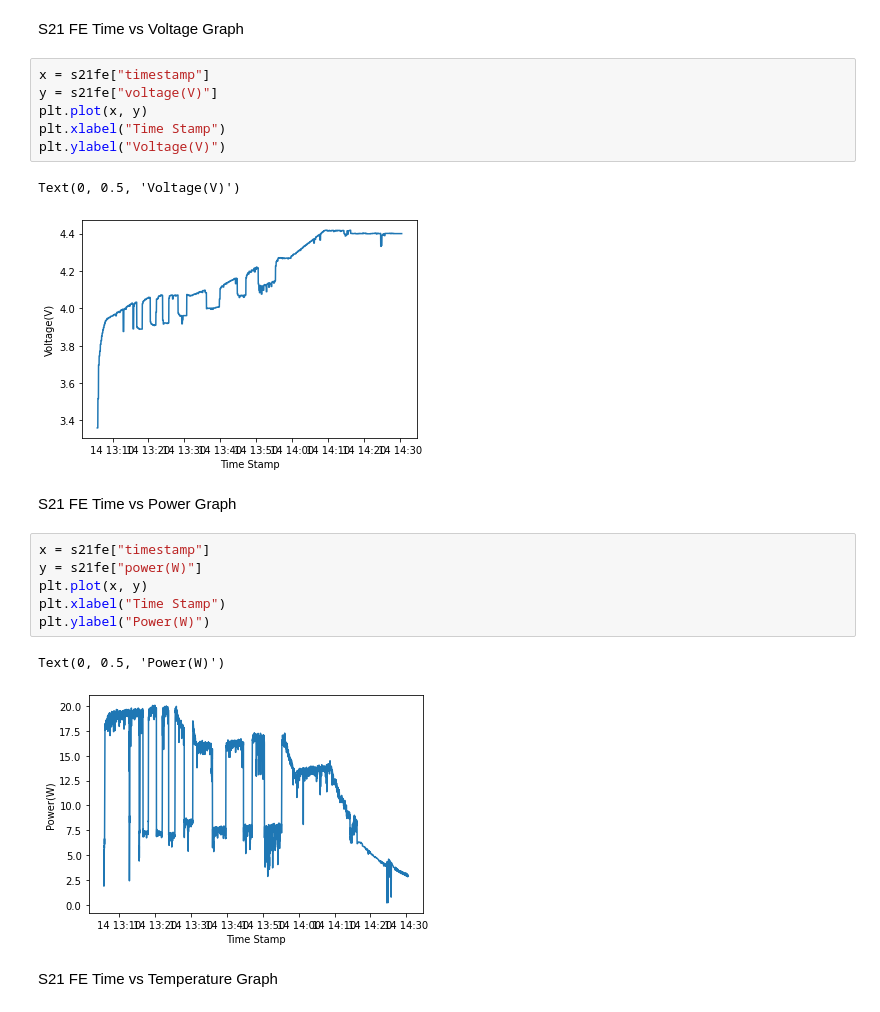
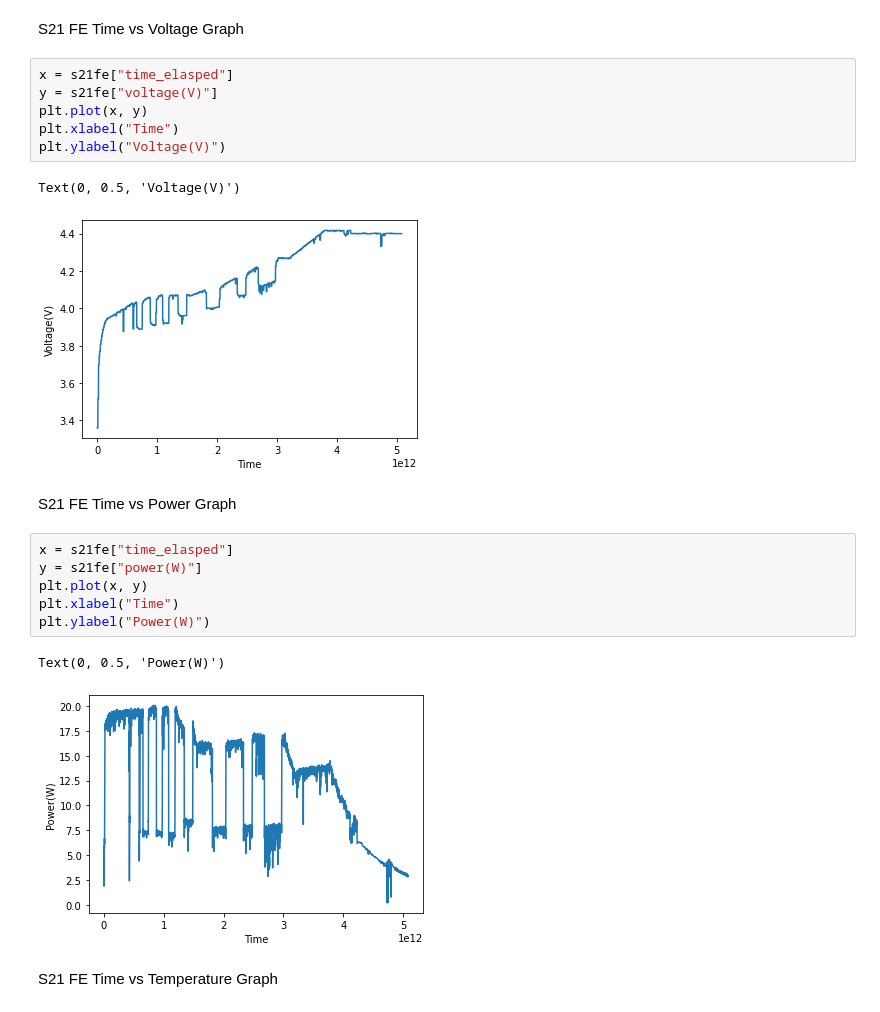
Before and after one commit to hrishi463/Phone-Battery, a Jupyter notebook: new_main.ipynb, the cells around one changed output. Cells and saved outputs as stored; diff of their text form.

```diff
--- a/new_main.ipynb
+++ b/new_main.ipynb
@@ -79,25 +88,25 @@ Text(0, 0.5, 'Current (mA)')
 # %% [markdown]
 S21 FE Time vs Voltage Graph
 # %%
-x = s21fe["timestamp"]
+x = s21fe["time_elasped"]
 y = s21fe["voltage(V)"]
 plt.plot(x, y)
-plt.xlabel("Time Stamp")
+plt.xlabel("Time")
 plt.ylabel("Voltage(V)")
 # %% [output]
 Text(0, 0.5, 'Voltage(V)')
-[figure, old version]
+[figure, new version]
 # %% [markdown]
 S21 FE Time vs Power Graph
 # %%
-x = s21fe["timestamp"]
+x = s21fe["time_elasped"]
 y = s21fe["power(W)"]
 plt.plot(x, y)
-plt.xlabel("Time Stamp")
+plt.xlabel("Time")
 plt.ylabel("Power(W)")
 # %% [output]
 Text(0, 0.5, 'Power(W)')
-[figure, old version]
+[figure, new version]
 # %% [markdown]
 S21 FE Time vs Temperature Graph
 # %%
```
Also changed, not shown: parts of 8 cells of this notebook.
